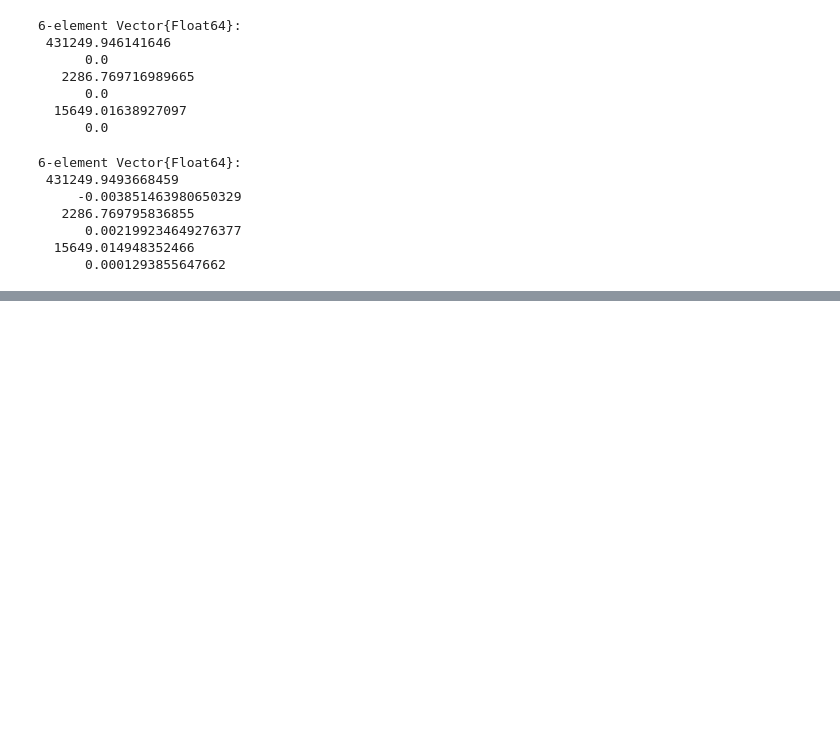
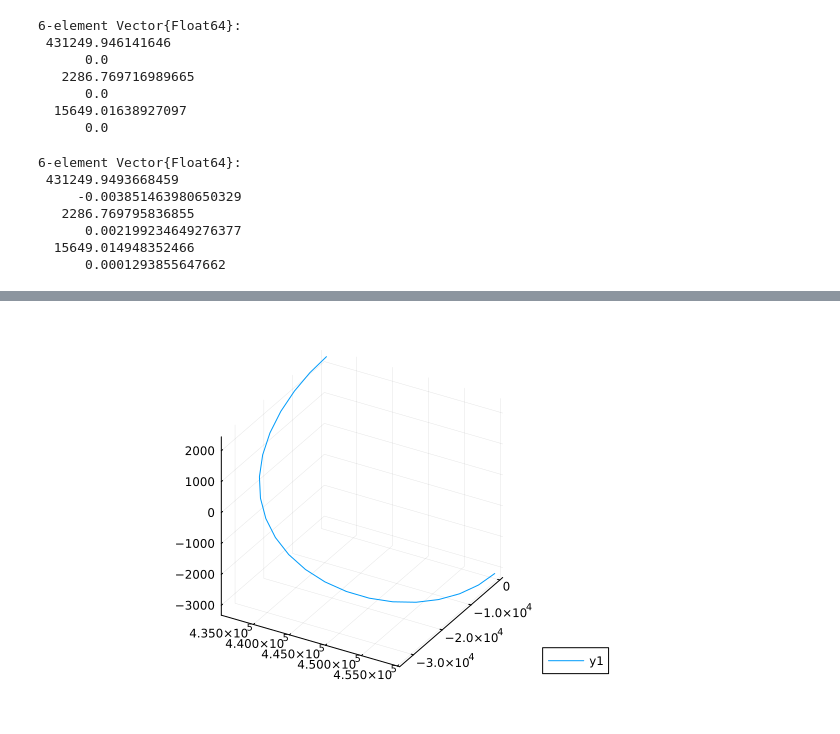
Before and after one commit to vegaf1/convex_mpc_stationkeeping, a Jupyter notebook: convex_mpc_stationkeeping_final_working_clean_testing_rescaled_secondordercorrection.ipynb, the cells around one changed output, grey strips where cells are left out. Cells and saved outputs as stored; diff of their text form; code cells hidden in the pictures; blank space fills up the shorter version.

```diff
--- a/convex_mpc_stationkeeping_final_working_clean_testing_rescaled_secondordercorrection.ipynb
+++ b/convex_mpc_stationkeeping_final_working_clean_testing_rescaled_secondordercorrection.ipynb
@@ -2758,8 +3029,7 @@ orbit_count = 0
 orbits = true
 
 #number of orbits you want to plan go for
-orbit_num = 100
-
+orbit_num = 1
 
 halforbit_num = orbit_num*2
 
@@ -2772,6 +3042,9 @@ optimal_u = zeros(nu, N_period-1)
 all_optimal_Δx = zeros(nx, 21, halforbit_num)
 all_optimal_x = zeros(nx, 21, halforbit_num)
 all_optimal_u = zeros(nu, 20, halforbit_num)
+
+solution_xm = zeros(6, 81, half_orbit_num)
+solution_um = zeros(6, 80, half_orbit_num)
 
 
 #optimal_Δx[:,1] = x_initial_ref
@@ -2803,22 +3076,26 @@ for i=1:halforbit_num
 
     #if you start from the beginning use the appropriate set of jacobians
     if i%2 != 0
-        #println("using jacobian 1")
+        println("using jacobian 1")
         all_Ad_k = all_Ad_1
         all_Bd_k = all_Bd_1
         unstable_directions_k = unstable_directions_2_1
         P_k = V_2orbits_1
     else
-        #println("using jacobian 2")
+        println("using jacobian 2")
         all_Ad_k = all_Ad_2
         all_Bd_k = all_Bd_2
         unstable_directions_k = unstable_directions_2_2
         P_k = V_2orbits_2
     end
 
+    #the zeros is the bias
     cons, X, U = update_prob(x_initial_ref_scaled, all_Ad_k, all_Bd_k, P_k, unstable_directions_k, zeros(6, N_h-1))
 
     Xm, Um = solve_opt(cons, X, U,N_h)
+
+    solution_xm = Xm
+    solution_um = Um
 
     #get the optimal controls for half a period (20 for this example)
 
@@ -2829,7 +3106,6 @@ for i=1:halforbit_num
     orbit_count += 1
 
     #rollout on the nonlinear dynamics
-
     if i%2 != 0
 
         #print("from beginning")
@@ -2867,0 +3201,2 @@ all_optimal_Δx
+# %%
+xtraj_halfperiod_test = integrate_halfperiod(reference_trajectory[:,21] + solution_xm[:,1], optimal_u)
@@ -2867,0 +3211,4 @@ all_optimal_Δx
+# %%
+plot(xtraj_halfperiod_test[1,:],xtraj_halfperiod_test[2,:], xtraj_halfperiod_test[3,:])
+# %% [output]
+[figure, added]
```
Also changed, not shown: parts of 134 cells of this notebook.
